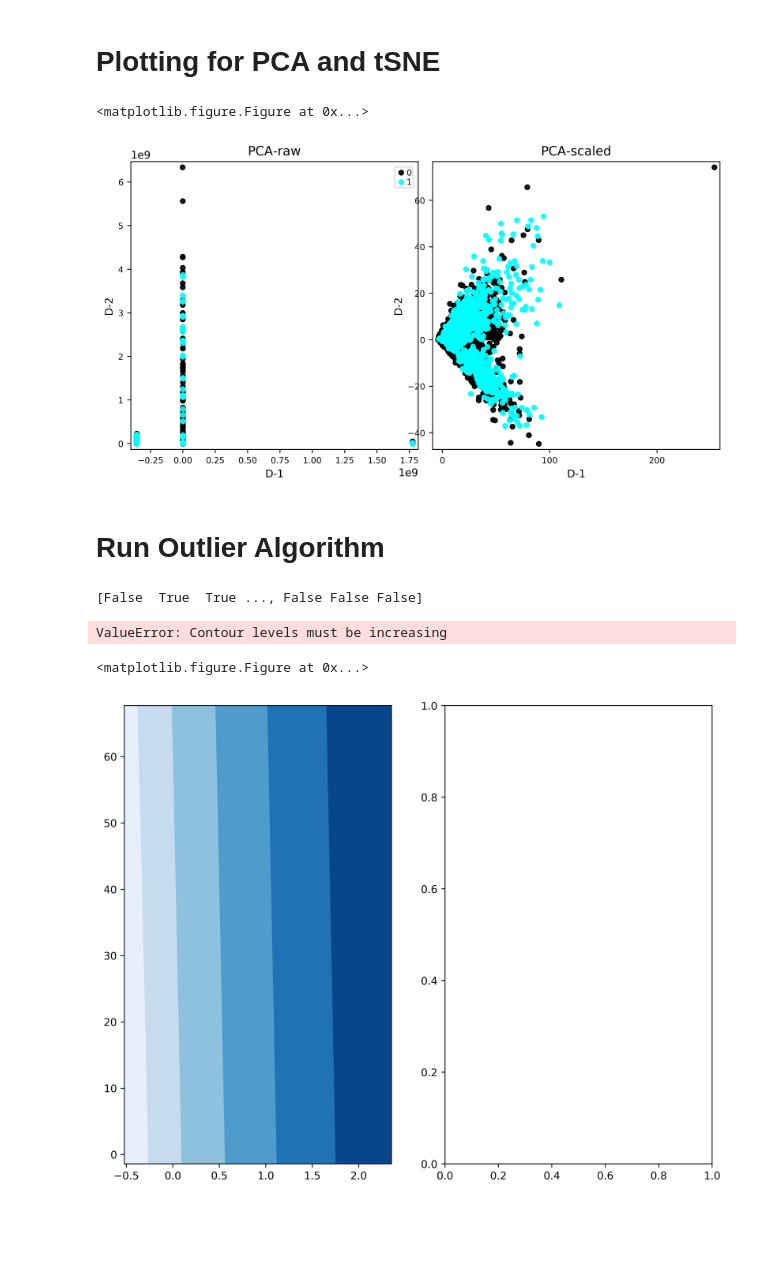
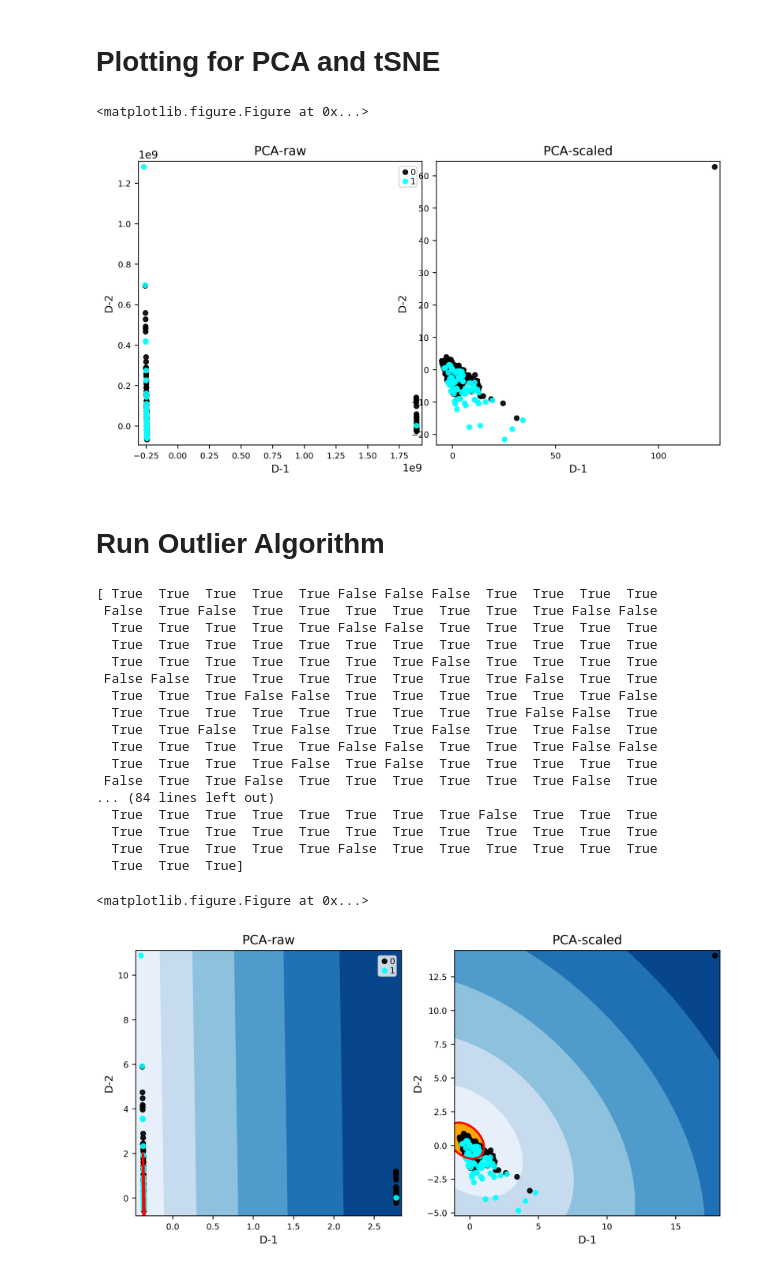
Before and after one commit to mmoddrell/notebook, a Jupyter notebook: outlier_solution_moddrell.ipynb, the cells around one changed output. Saved outputs shown, nothing was run; the diff lists cells and outputs as text; code cells hidden in the pictures; blank space fills up the shorter version.

```diff
--- a/outlier_solution_moddrell.ipynb
+++ b/outlier_solution_moddrell.ipynb
@@ -14,16 +14,17 @@ from sklearn.covariance import EllipticEnvelope
 playing with replacing string values and identifying alternative Nans and dropping all nans.  hope to try some Imputation after I get initial chart working
 # %%
 from sklearn.preprocessing import Imputer
-df = pd.read_csv('aps_failure_training_set.csv', na_values='na')
+
+df = pd.read_csv('Documents/galvanize/notebook/aps_failure_training_set.csv', na_values='na')
 df = df.replace({'neg':0, 'pos':1})
-# df = df.dropna()
+df = df.dropna()
 covs = df
 mat = df.as_matrix()
 
-my_imputer = Imputer()
-mat = my_imputer.fit_transform(mat)
+# my_imputer = Imputer()
+# mat = my_imputer.fit_transform(mat)
 # mat
-# print(mat.shape)
+print(mat.shape)
 # df
 
 # mat = np.loadtxt('aps_failure_training_set.csv',delimiter=',',skiprows=1)
@@ -82,12 +83,12 @@ plt.subplots_adjust(hspace=0.3,wspace=0.05);
 #plt.savefig("outliers-projection.png",dpi=600);
 # %% [output]
 <matplotlib.figure.Figure at 0x...>
-[figure, old version]
+[figure, new version]
 # %% [markdown]
 # Run Outlier Algorithm
 # %%
 from IPython.display import Image
-outliers_fraction = 0.5
+outliers_fraction = 0.15
 classifiers = {"robust covariance estimator": EllipticEnvelope(contamination=outliers_fraction)}
 
 def make_subplot_again(X,covs,covariate,ax,pcX=0,pcY=1,fontSize=10,fontName='sans serif',ms=20,leg=True,title=None):
@@ -135,34 +136,49 @@ def make_subplot_again(X,covs,covariate,ax,pcX=0,pcY=1,fontSize=10,fontName='san
     for tick in ax.yaxis.get_major_ticks():
         tick.label.set_fontsize(fontSize-2)
 
     ax.set_xlabel("D-%s"%str(pcX+1),fontsize=fontSize,fontname=fontName)
     ax.set_ylabel("D-%s"%str(pcY+1),fontsize=fontSize,fontname=fontName)
     plt.locator_params(axis='x',nbins=5)
     ax.set_aspect(1./ax.get_data_ratio())
     ax.set_xlim(mm[0])
     ax.set_ylim(mm[1])
 
     if title:
         ax.set_title(title,fontsize=fontSize+2,fontname=fontName)
     if leg:
         legend = ax.legend(lines,cvNames,loc='upper right',scatterpoints=1,
                            handletextpad=0.01,labelspacing=0.01,borderpad=0.1,handlelength=1.0)
 
         for label in legend.get_texts():
             label.set_fontsize(fontSize-2)
             label.set_fontname(fontName)
 
 ## make the figure again
 plt.clf()
 fig = plt.figure(figsize=(10,8),dpi=500)
 ax1 = fig.add_subplot(121)
 ax2 = fig.add_subplot(122)
 make_subplot_again(fit1,covs,'class',ax1,pcX=0,pcY=1,leg=True,title='PCA-raw')
 make_subplot_again(fit2,covs,'class',ax2,pcX=0,pcY=1,leg=False,title='PCA-scaled')
 plt.subplots_adjust(hspace=0.1,wspace=0.2)
 #plt.savefig("outliers-detection.png",dpi=600)
 # %% [output]
-[False  True  True ..., False False False]
+[ True  True  True  True  True False False False  True  True  True  True
+ False  True False  True  True  True  True  True  True  True False False
+  True  True  True  True  True False False  True  True  True  True  True
+  True  True  True  True  True  True  True  True  True  True  True  True
+  True  True  True  True  True  True  True False  True  True  True  True
+ False False  True  True  True  True  True  True  True False  True  True
+  True  True  True False False  True  True  True  True  True  True False
+  True  True  True  True  True  True  True  True  True False False  True
+  True  True False  True False  True  True False  True  True False  True
+  True  True  True  True  True False False  True  True  True False False
+  True  True  True  True False  True False  True  True  True  True  True
+ False  True  True False  True  True  True  True  True  True False  True
+... (84 lines left out)
+  True  True  True  True  True  True  True  True False  True  True  True
+  True  True  True  True  True  True  True  True  True  True  True  True
+  True  True  True  True  True False  True  True  True  True  True  True
+  True  True  True]
-ValueError: Contour levels must be increasing
+<matplotlib.figure.Figure at 0x...>
-<matplotlib.figure.Figure at 0x...>
-[figure, old version]
+[figure, new version]
```
Also changed, not shown: parts of 1 cell of this notebook, 2 other files.
